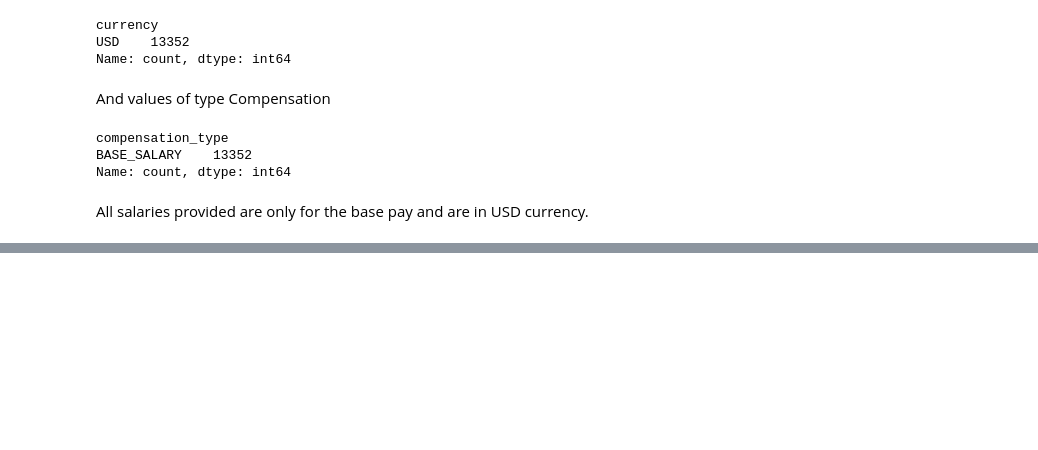
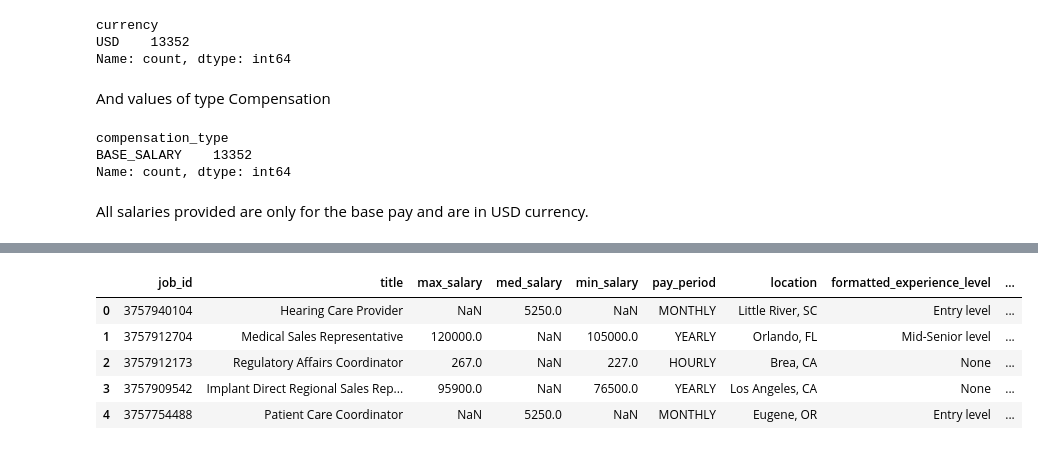
Before and after one commit to mdlangeles/Linkedin_Job_Postings_ETL, a Jupyter notebook: eda.ipynb, the cells around one changed output, grey strips where cells are left out. Cells and saved outputs as stored; diff of their text form; code cells hidden in the pictures; blank space fills up the shorter version.

```diff
--- a/eda.ipynb
+++ b/eda.ipynb
@@ -391,0 +433,5 @@ All salaries provided are only for the base pay and are in USD currency.
+# %%
+table_name = 'Industries'
+Industries_df = pd.read_sql_table(table_name, connection)
+
+Industries_df.head()
@@ -391,0 +445,5 @@ All salaries provided are only for the base pay and are in USD currency.
+# %%
+table_name = 'JobsIndustries'
+JobsIndustries_df = pd.read_sql_table(table_name, connection)
+
+JobsIndustries_df.head()
@@ -391,0 +474,12 @@ All salaries provided are only for the base pay and are in USD currency.
+# %%
+jobsPostings_Industry_df = jobsPostings_df2.merge(JobsIndustries_df, on='job_id')\
+.merge(Industries_df, on='industry_id')
+
+jobsPostings_Industry_df.head()
+# %% [output]
+|  | job_id | title | max_salary | med_salary | min_salary | pay_period | location | formatted_experience_level | ... |
+| 0 | 3757940104 | Hearing Care Provider | NaN | 5250.0 | NaN | MONTHLY | Little River, SC | Entry level | ... |
+| 1 | 3757912704 | Medical Sales Representative | 120000.0 | NaN | 105000.0 | YEARLY | Orlando, FL | Mid-Senior level | ... |
+| 2 | 3757912173 | Regulatory Affairs Coordinator | 267.0 | NaN | 227.0 | HOURLY | Brea, CA | None | ... |
+| 3 | 3757909542 | Implant Direct Regional Sales Rep... | 95900.0 | NaN | 76500.0 | YEARLY | Los Angeles, CA | None | ... |
+| 4 | 3757754488 | Patient Care Coordinator | NaN | 5250.0 | NaN | MONTHLY | Eugene, OR | Entry level | ... |
```
Also changed, not shown: parts of 12 cells of this notebook.
